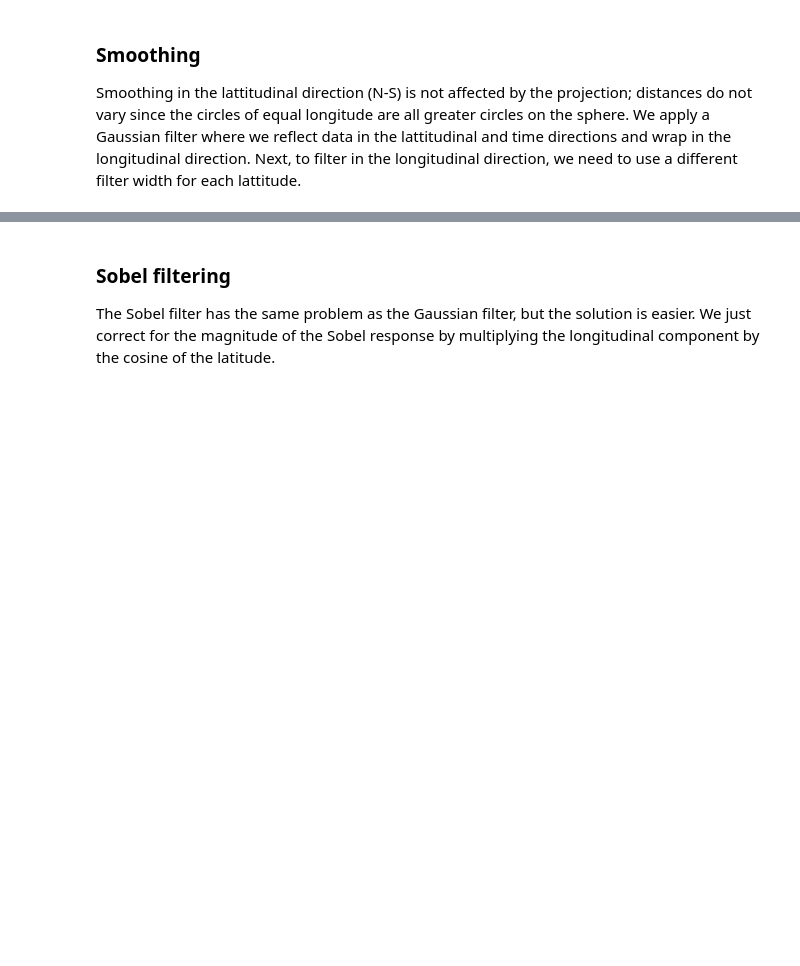
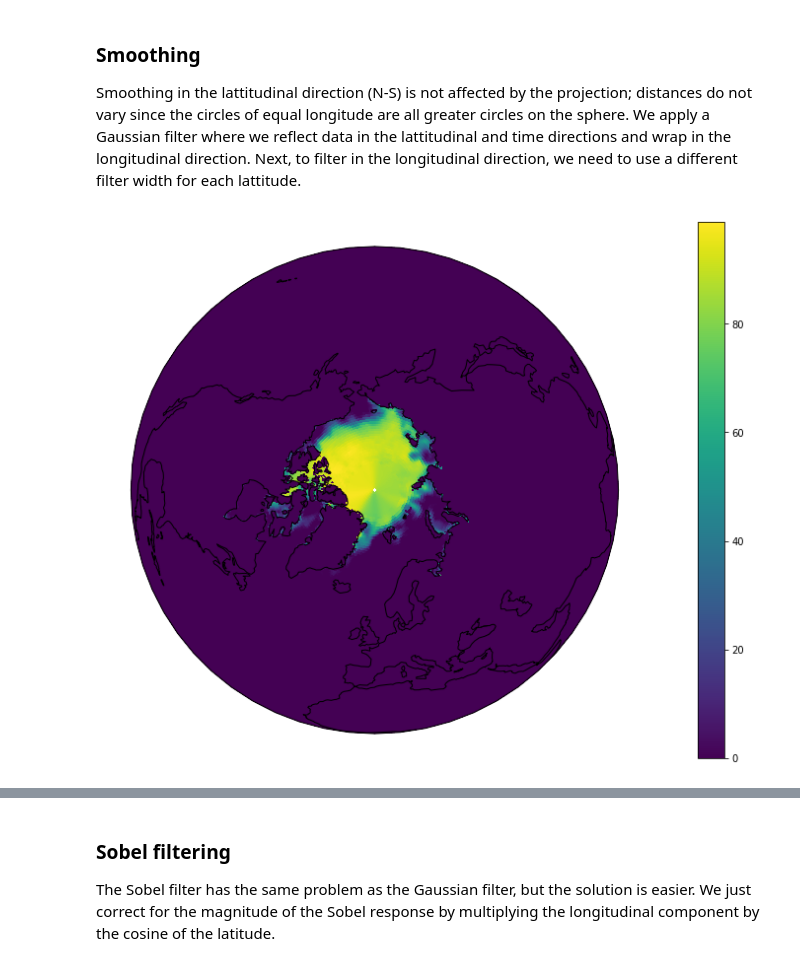
Before and after one commit to abrupt-climate/notebooks, a Jupyter notebook: Observationals_seaice.ipynb, the cells around one changed output, grey strips where cells are left out. Cells and saved outputs as stored; diff of their text form; code cells hidden in the pictures; blank space fills up the shorter version.

```diff
--- a/Observationals_seaice.ipynb
+++ b/Observationals_seaice.ipynb
@@ -83,3 +78,7 @@ box = yearly_data_set.box
 data = yearly_data_set.data
 
 smooth_data = gaussian_filter(box, data, [sigma_t, sigma_d, sigma_d])
+# %%
+plot_orthographic_np(box, yearly_data_set.data[0]) # 1979
+# %% [output]
+[figure, added]
```
Also changed, not shown: parts of 9 cells of this notebook, 1 other file.
